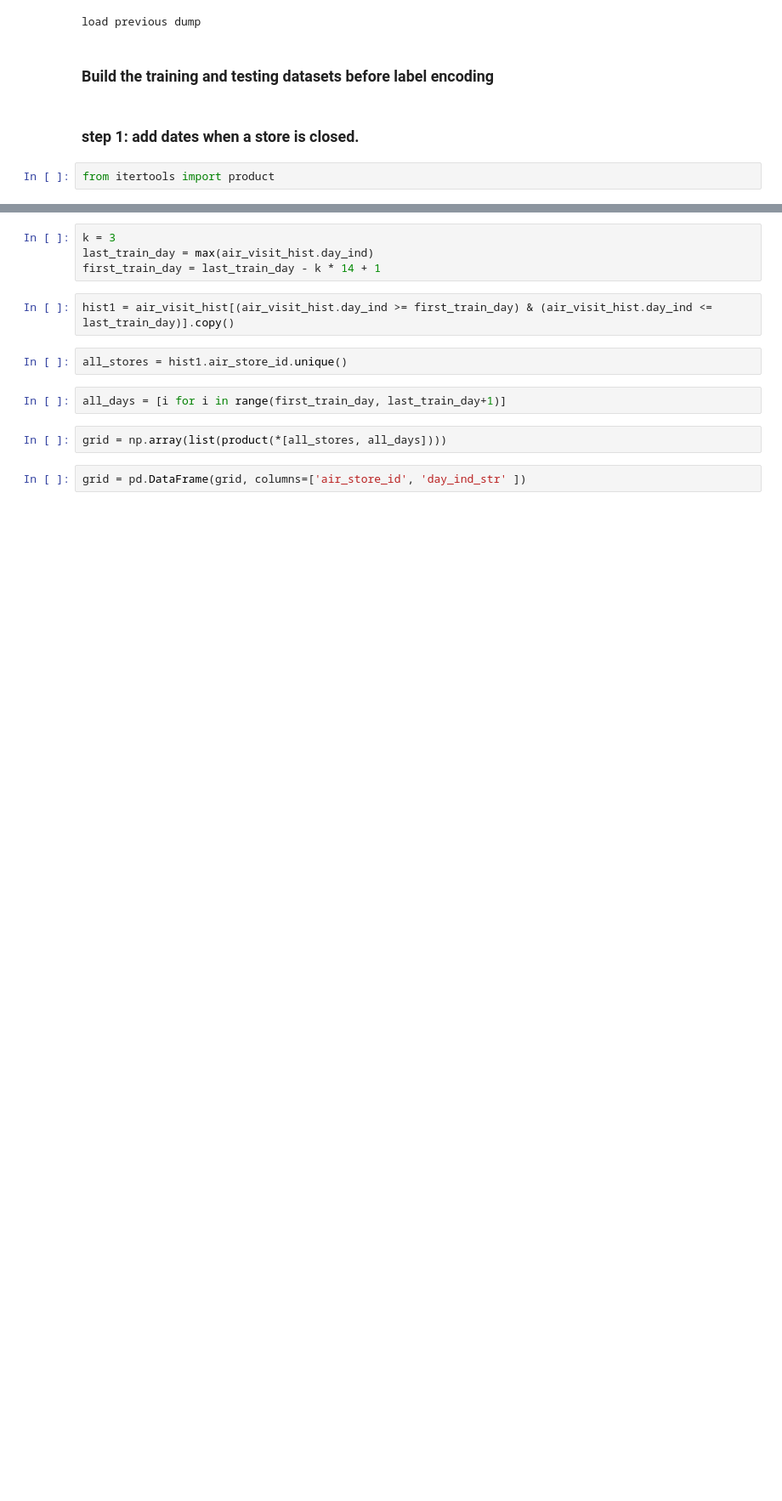
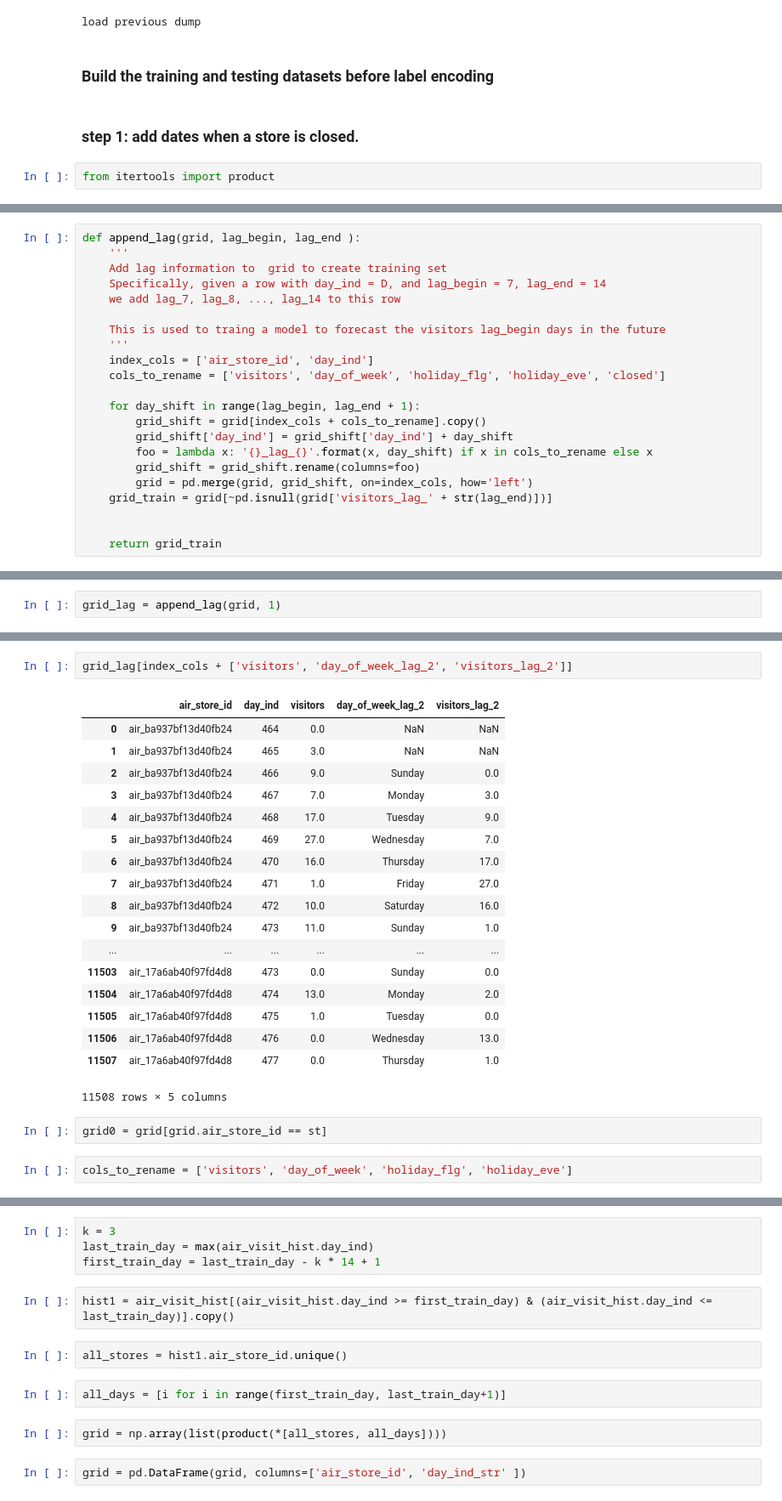
Before and after one commit to anhualin/MyLearning, a Jupyter notebook: Kaggle/Recruit_Holding/Submission2.ipynb, the cells around one changed output, grey strips where cells are left out. Shown at 85% size. Drawn from its saved outputs; the diff is of its cells as text; blank space fills up the shorter version.

```diff
--- a/Kaggle/Recruit_Holding/Submission2.ipynb
+++ b/Kaggle/Recruit_Holding/Submission2.ipynb
@@ -50,0 +94,22 @@ from itertools import product
+# %%
+def append_lag(grid, lag_begin, lag_end ):
+    '''
+    Add lag information to  grid to create training set
+    Specifically, given a row with day_ind = D, and lag_begin = 7, lag_end = 14
+    we add lag_7, lag_8, ..., lag_14 to this row
+
+    This is used to traing a model to forecast the visitors lag_begin days in the future
+    '''
+    index_cols = ['air_store_id', 'day_ind']
+    cols_to_rename = ['visitors', 'day_of_week', 'holiday_flg', 'holiday_eve', 'closed']
+
+    for day_shift in range(lag_begin, lag_end + 1):
+        grid_shift = grid[index_cols + cols_to_rename].copy()
+        grid_shift['day_ind'] = grid_shift['day_ind'] + day_shift
+        foo = lambda x: '{}_lag_{}'.format(x, day_shift) if x in cols_to_rename else x
+        grid_shift = grid_shift.rename(columns=foo)
+        grid = pd.merge(grid, grid_shift, on=index_cols, how='left')
+    grid_train = grid[~pd.isnull(grid['visitors_lag_' + str(lag_end)])]
+
+
+    return grid_train
@@ -50,0 +134,2 @@ from itertools import product
+# %%
+grid_lag = append_lag(grid, 1)
@@ -50,0 +154,25 @@ from itertools import product
+# %%
+grid_lag[index_cols + ['visitors', 'day_of_week_lag_2', 'visitors_lag_2']]
+# %% [output]
+|  | air_store_id | day_ind | visitors | day_of_week_lag_2 | visitors_lag_2 |
+| 0 | air_ba937bf13d40fb24 | 464 | 0.0 | NaN | NaN |
+| 1 | air_ba937bf13d40fb24 | 465 | 3.0 | NaN | NaN |
+| 2 | air_ba937bf13d40fb24 | 466 | 9.0 | Sunday | 0.0 |
+| 3 | air_ba937bf13d40fb24 | 467 | 7.0 | Monday | 3.0 |
+| 4 | air_ba937bf13d40fb24 | 468 | 17.0 | Tuesday | 9.0 |
+| 5 | air_ba937bf13d40fb24 | 469 | 27.0 | Wednesday | 7.0 |
+| 6 | air_ba937bf13d40fb24 | 470 | 16.0 | Thursday | 17.0 |
+| 7 | air_ba937bf13d40fb24 | 471 | 1.0 | Friday | 27.0 |
+| 8 | air_ba937bf13d40fb24 | 472 | 10.0 | Saturday | 16.0 |
+| 9 | air_ba937bf13d40fb24 | 473 | 11.0 | Sunday | 1.0 |
+| ... | ... | ... | ... | ... | ... |
+| 11503 | air_17a6ab40f97fd4d8 | 473 | 0.0 | Sunday | 0.0 |
+| 11504 | air_17a6ab40f97fd4d8 | 474 | 13.0 | Monday | 2.0 |
+| 11505 | air_17a6ab40f97fd4d8 | 475 | 1.0 | Tuesday | 0.0 |
+| 11506 | air_17a6ab40f97fd4d8 | 476 | 0.0 | Wednesday | 13.0 |
+| 11507 | air_17a6ab40f97fd4d8 | 477 | 0.0 | Thursday | 1.0 |
+11508 rows × 5 columns
+# %%
+grid0 = grid[grid.air_store_id == st]
+# %%
+cols_to_rename = ['visitors', 'day_of_week', 'holiday_flg', 'holiday_eve']
```
Also changed, not shown: parts of 18 cells of this notebook.
